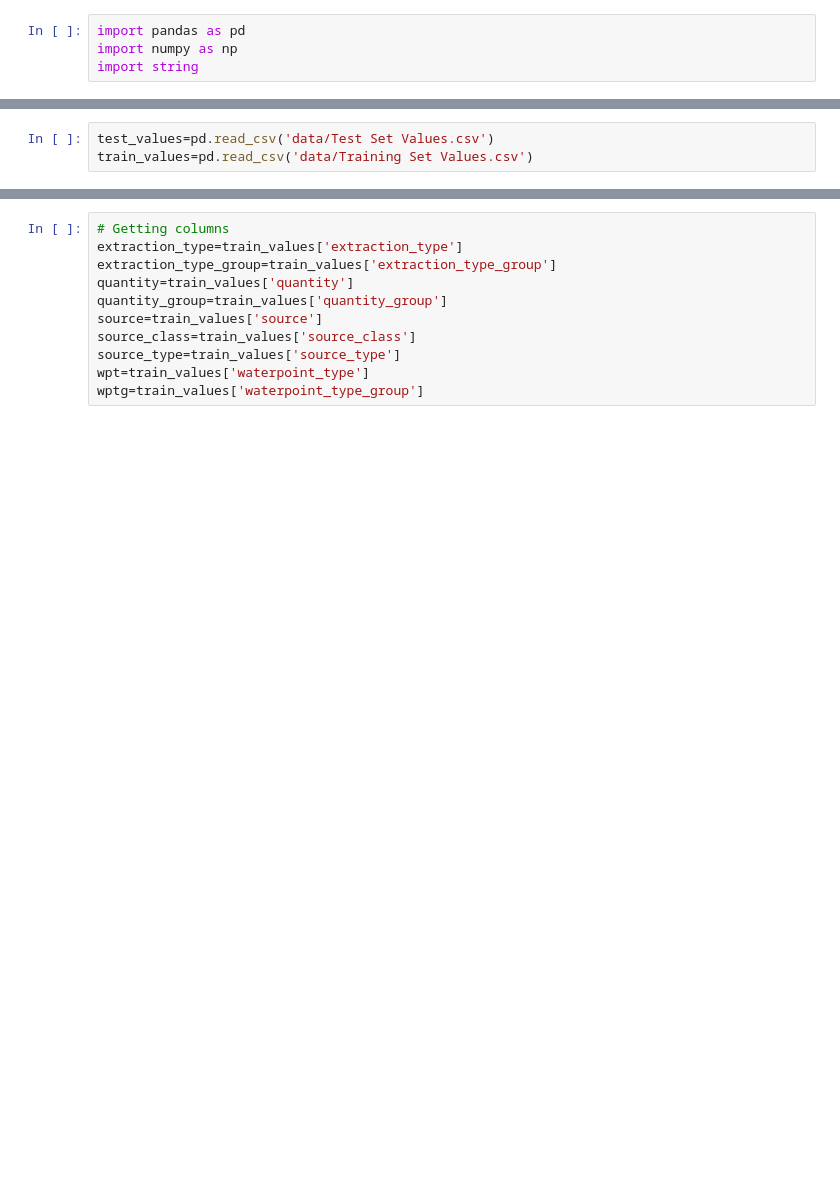
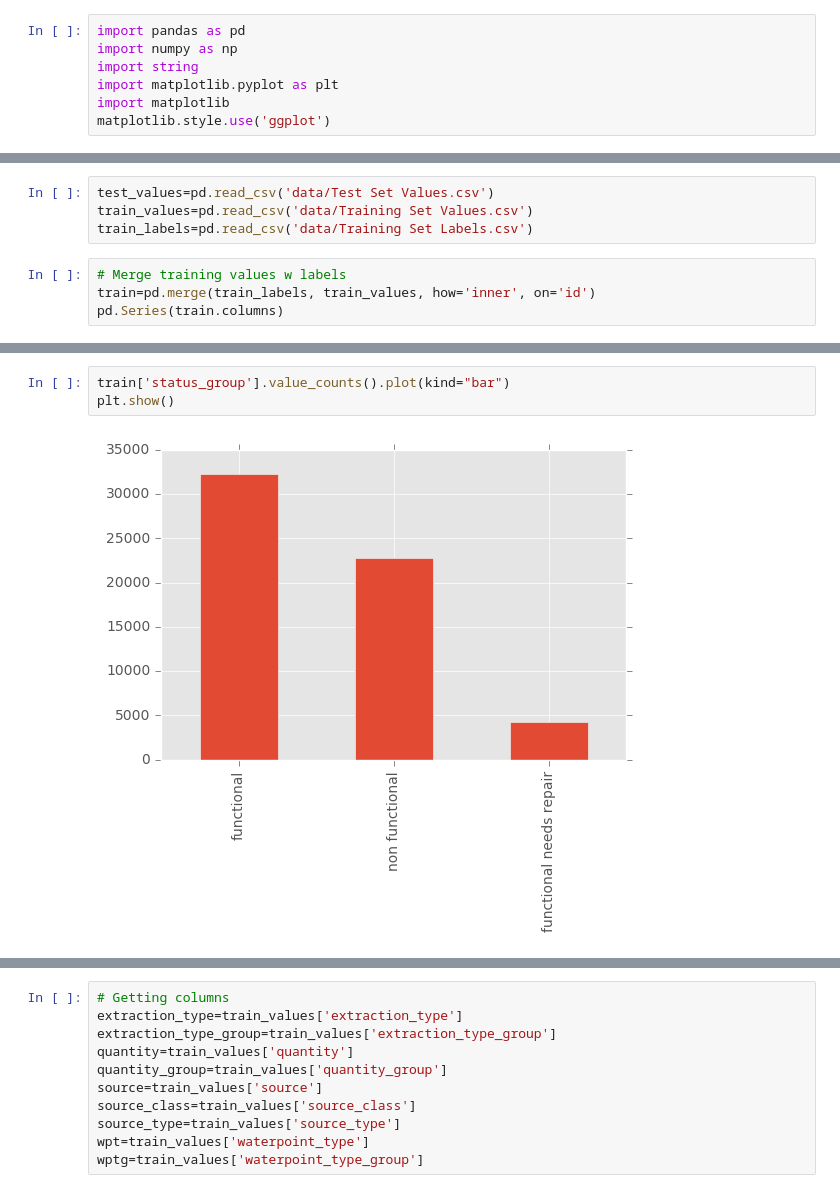
Before and after one commit to smaroukis/pump-it-up-data-mining, a Jupyter notebook: sandbox_351_proj.ipynb, the cells around one changed output, grey strips where cells are left out. Saved outputs shown, nothing was run; the diff lists cells and outputs as text; blank space fills up the shorter version.

```diff
--- a/sandbox_351_proj.ipynb
+++ b/sandbox_351_proj.ipynb
@@ -2,3 +2,6 @@
 import pandas as pd
 import numpy as np
 import string
+import matplotlib.pyplot as plt
+import matplotlib
+matplotlib.style.use('ggplot')
@@ -5,3 +16,8 @@ import string
 # %%
 test_values=pd.read_csv('data/Test Set Values.csv')
 train_values=pd.read_csv('data/Training Set Values.csv')
+train_labels=pd.read_csv('data/Training Set Labels.csv')
+# %%
+# Merge training values w labels
+train=pd.merge(train_labels, train_values, how='inner', on='id')
+pd.Series(train.columns)
@@ -7,0 +42,5 @@ train_values=pd.read_csv('data/Training Set Values.csv')
+# %%
+train['status_group'].value_counts().plot(kind="bar")
+plt.show()
+# %% [output]
+[figure, added]
```
Also changed, not shown: parts of 9 cells of this notebook.
